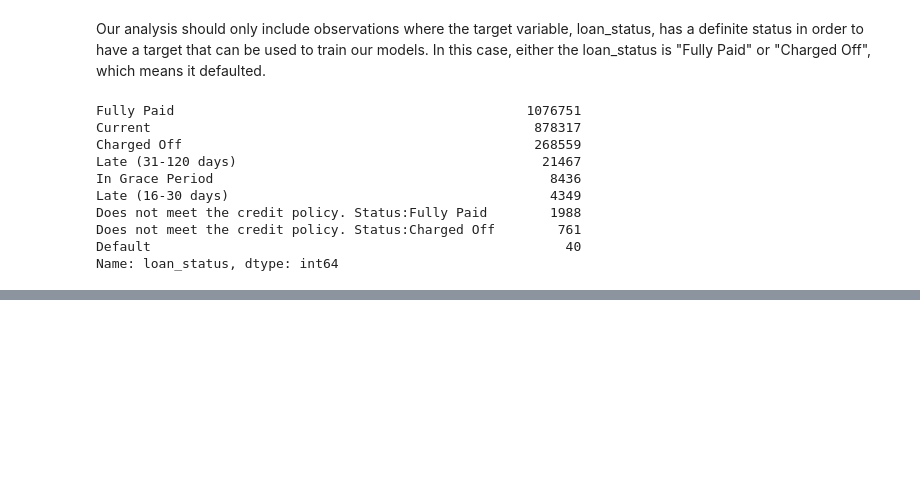
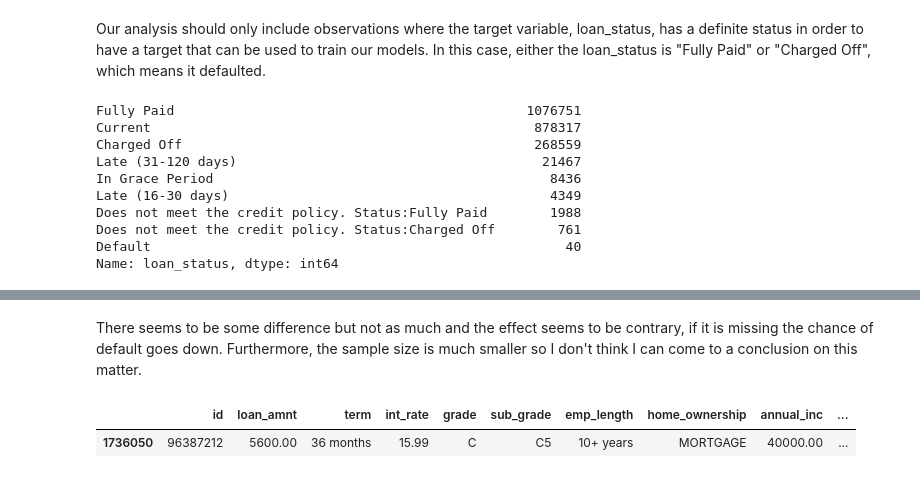
Before and after one commit to DanEllen/Lending-Club-Project, a Jupyter notebook: Lending Club Analysis.ipynb, the cells around one changed output, grey strips where cells are left out. Saved outputs shown, nothing was run; the diff lists cells and outputs as text; code cells hidden in the pictures; blank space fills up the shorter version.

```diff
--- a/Lending Club Analysis.ipynb
+++ b/Lending Club Analysis.ipynb
@@ -257,0 +307,7 @@ employment = df.
+# %% [markdown]
+There seems to be some difference but not as much and the effect seems to be contrary, if it is missing the chance of default goes down. Furthermore, the sample size is much smaller so I don't think I can come to a conclusion on this matter.
+# %%
+df[df['zip_code'].isnull() == True]
+# %% [output]
+|  | id | loan_amnt | term | int_rate | grade | sub_grade | emp_length | home_ownership | annual_inc | ... |
+| 1736050 | 96387212 | 5600.00 | 36 months | 15.99 | C | C5 | 10+ years | MORTGAGE | 40000.00 | ... |
```
Also changed, not shown: parts of 21 cells of this notebook, 2 other files.
